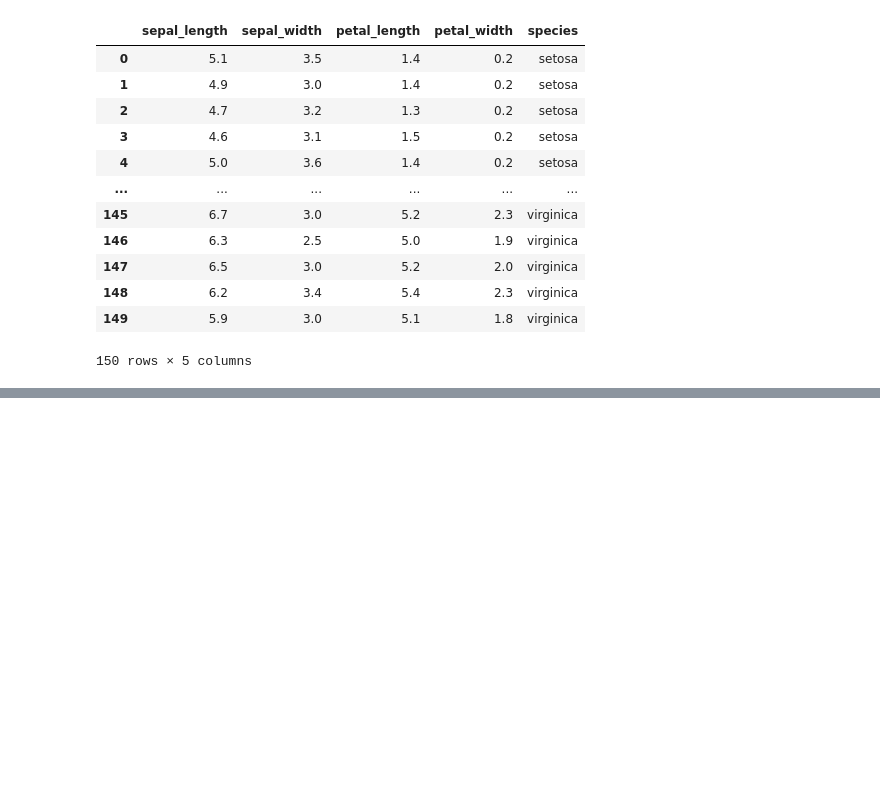
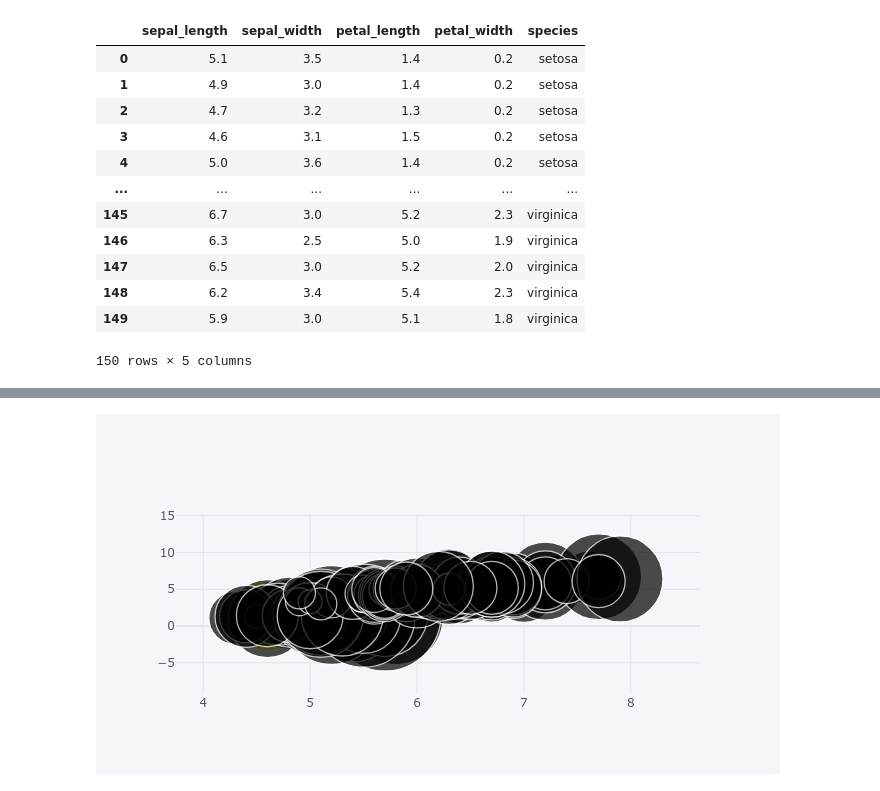
Before and after one commit to sagargiradkar/Python-For-Data-Science, a Jupyter notebook: GUI Programming with Tkinter/matplotlib.ipynb, the cells around one changed output, grey strips where cells are left out. Cells and saved outputs as stored; diff of their text form; code cells hidden in the pictures; blank space fills up the shorter version.

```diff
--- a/GUI Programming with Tkinter/matplotlib.ipynb
+++ b/GUI Programming with Tkinter/matplotlib.ipynb
@@ -90,0 +99,4 @@ df.iplot()
+# %%
+df.iplot(kind = 'bubble' , x = 'sepal_length' , y = 'petal_length',size = 'sepal_width')
+# %% [output]
+[figure, added]
```
Also changed, not shown: parts of 9 cells of this notebook, 2 other files.
